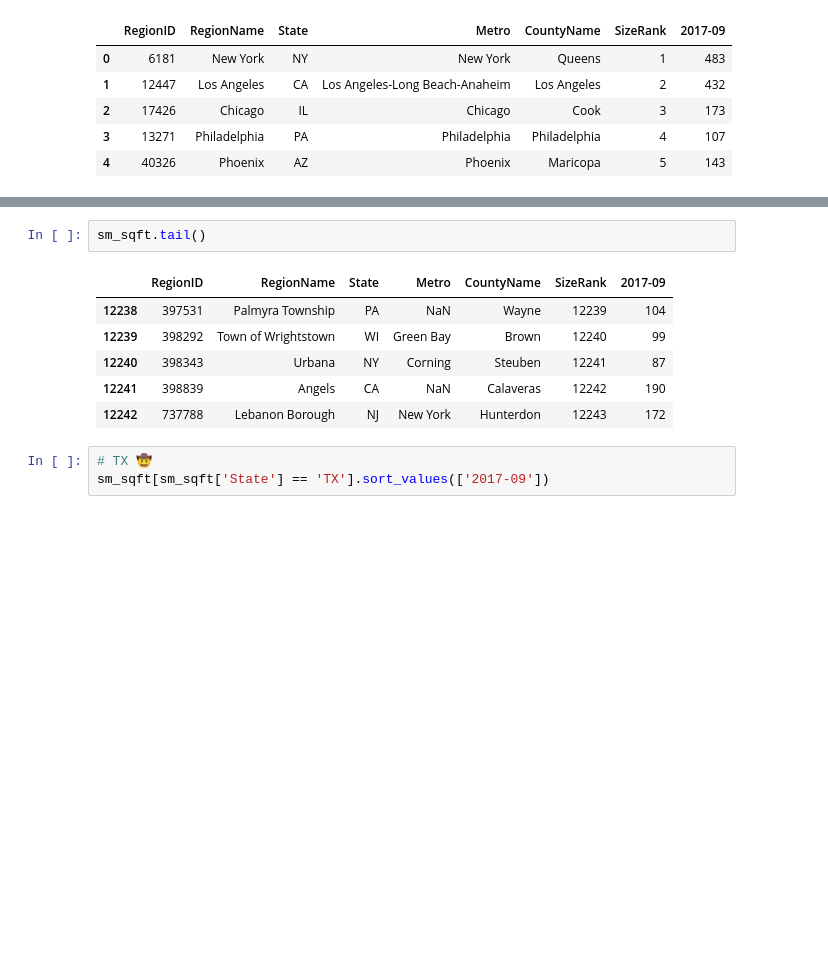
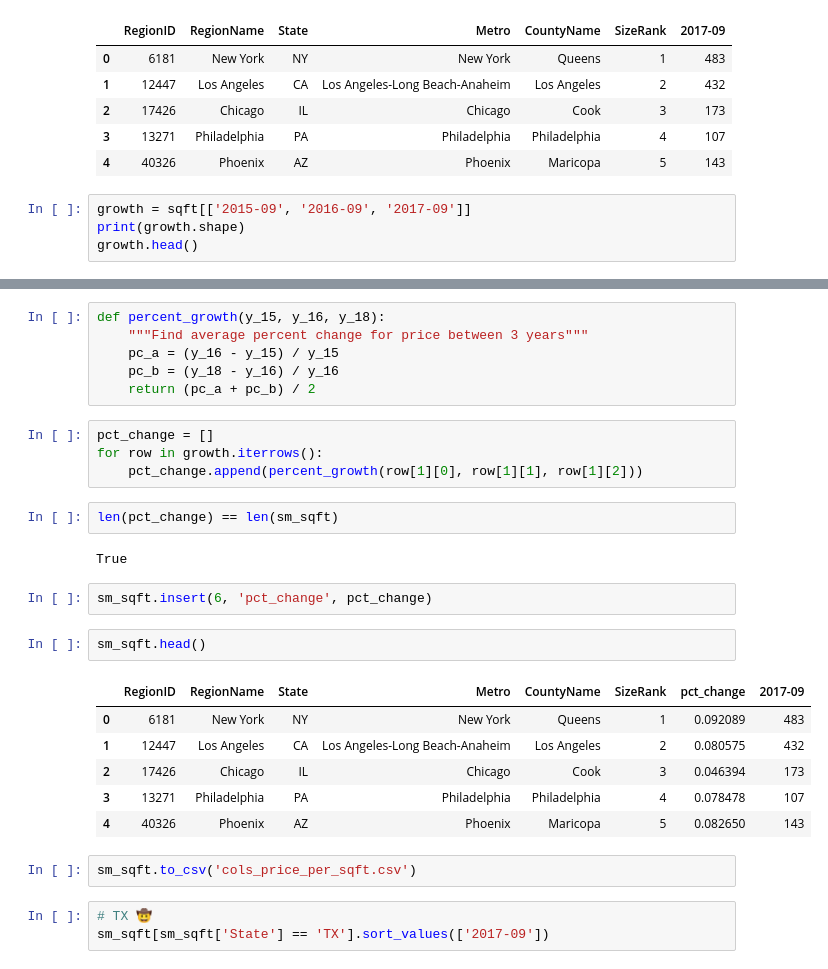
Before and after one commit to taylor-curran/vrb-know, a Jupyter notebook: data/property_value_cost/exploring_sqft_data.ipynb, the cells around one changed output, grey strips where cells are left out. Saved outputs shown, nothing was run; the diff lists cells and outputs as text; blank space fills up the shorter version.

```diff
--- a/data/property_value_cost/exploring_sqft_data.ipynb
+++ b/data/property_value_cost/exploring_sqft_data.ipynb
@@ -61,3 +61,7 @@ sm_sqft.head()
 | 2 | 17426 | Chicago | IL | Chicago | Cook | 3 | 173 |
 | 3 | 13271 | Philadelphia | PA | Philadelphia | Philadelphia | 4 | 107 |
 | 4 | 40326 | Phoenix | AZ | Phoenix | Maricopa | 5 | 143 |
+# %%
+growth = sqft[['2015-09', '2016-09', '2017-09']]
+print(growth.shape)
+growth.head()
@@ -64,12 +76,30 @@ sm_sqft.head()
+# %%
+def percent_growth(y_15, y_16, y_18):
+    """Find average percent change for price between 3 years"""
+    pc_a = (y_16 - y_15) / y_15
+    pc_b = (y_18 - y_16) / y_16
+    return (pc_a + pc_b) / 2
+# %%
+pct_change = []
+for row in growth.iterrows():
+    pct_change.append(percent_growth(row[1][0], row[1][1], row[1][2]))
+# %%
+len(pct_change) == len(sm_sqft)
+# %% [output]
+True
+# %%
+sm_sqft.insert(6, 'pct_change', pct_change)
 # %%
-sm_sqft.tail()
+sm_sqft.head()
 # %% [output]
-|  | RegionID | RegionName | State | Metro | CountyName | SizeRank | 2017-09 |
-| 12238 | 397531 | Palmyra Township | PA | NaN | Wayne | 12239 | 104 |
-| 12239 | 398292 | Town of Wrightstown | WI | Green Bay | Brown | 12240 | 99 |
-| 12240 | 398343 | Urbana | NY | Corning | Steuben | 12241 | 87 |
-| 12241 | 398839 | Angels | CA | NaN | Calaveras | 12242 | 190 |
-| 12242 | 737788 | Lebanon Borough | NJ | New York | Hunterdon | 12243 | 172 |
+|  | RegionID | RegionName | State | Metro | CountyName | SizeRank | pct_change | 2017-09 |
+| 0 | 6181 | New York | NY | New York | Queens | 1 | 0.092089 | 483 |
+| 1 | 12447 | Los Angeles | CA | Los Angeles-Long Beach-Anaheim | Los Angeles | 2 | 0.080575 | 432 |
+| 2 | 17426 | Chicago | IL | Chicago | Cook | 3 | 0.046394 | 173 |
+| 3 | 13271 | Philadelphia | PA | Philadelphia | Philadelphia | 4 | 0.078478 | 107 |
+| 4 | 40326 | Phoenix | AZ | Phoenix | Maricopa | 5 | 0.082650 | 143 |
+# %%
+sm_sqft.to_csv('cols_price_per_sqft.csv')
 # %%
 # TX 🤠
 sm_sqft[sm_sqft['State'] == 'TX'].sort_values(['2017-09'])
```
Also changed, not shown: parts of 3 cells of this notebook, 9 other files.
